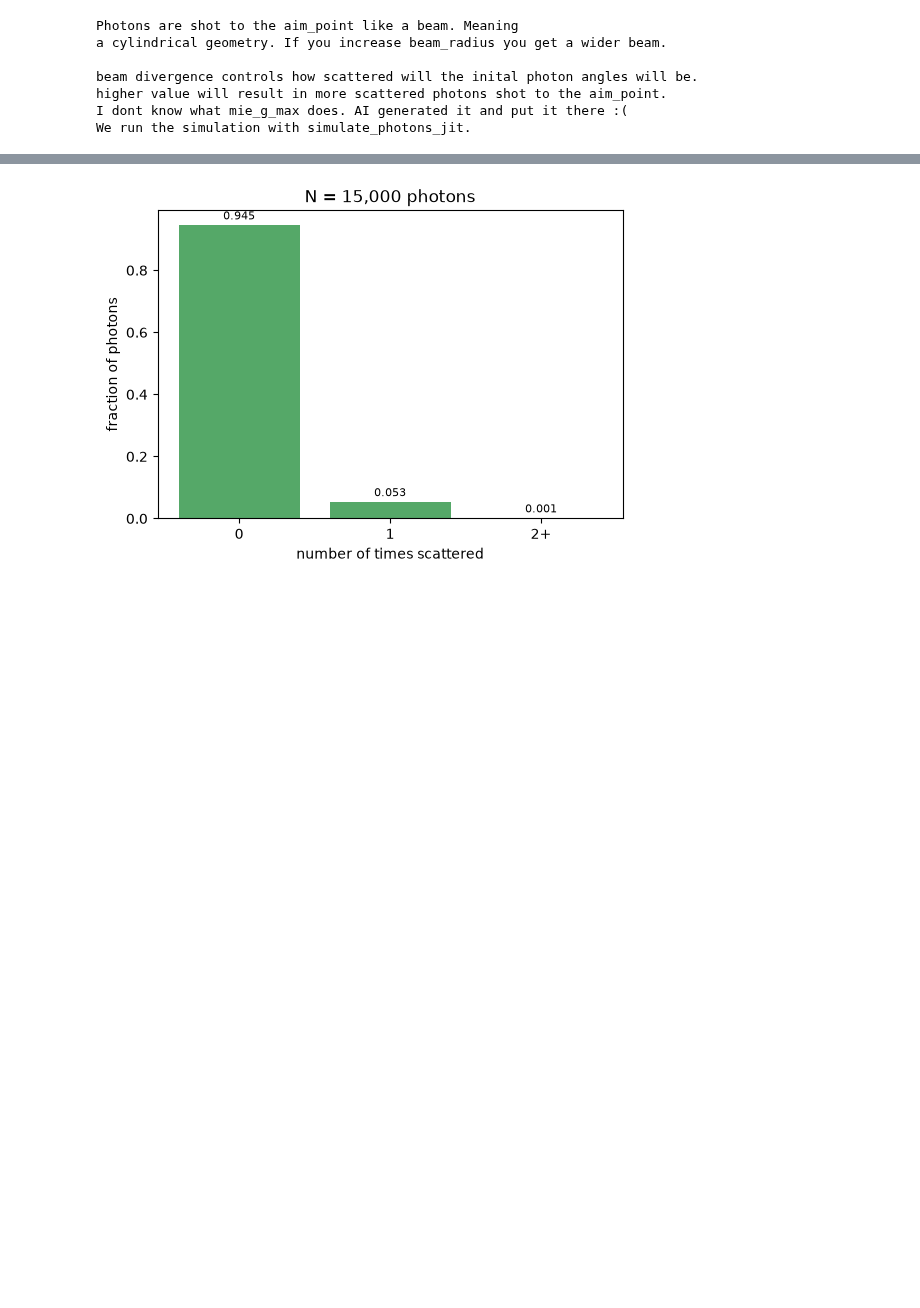
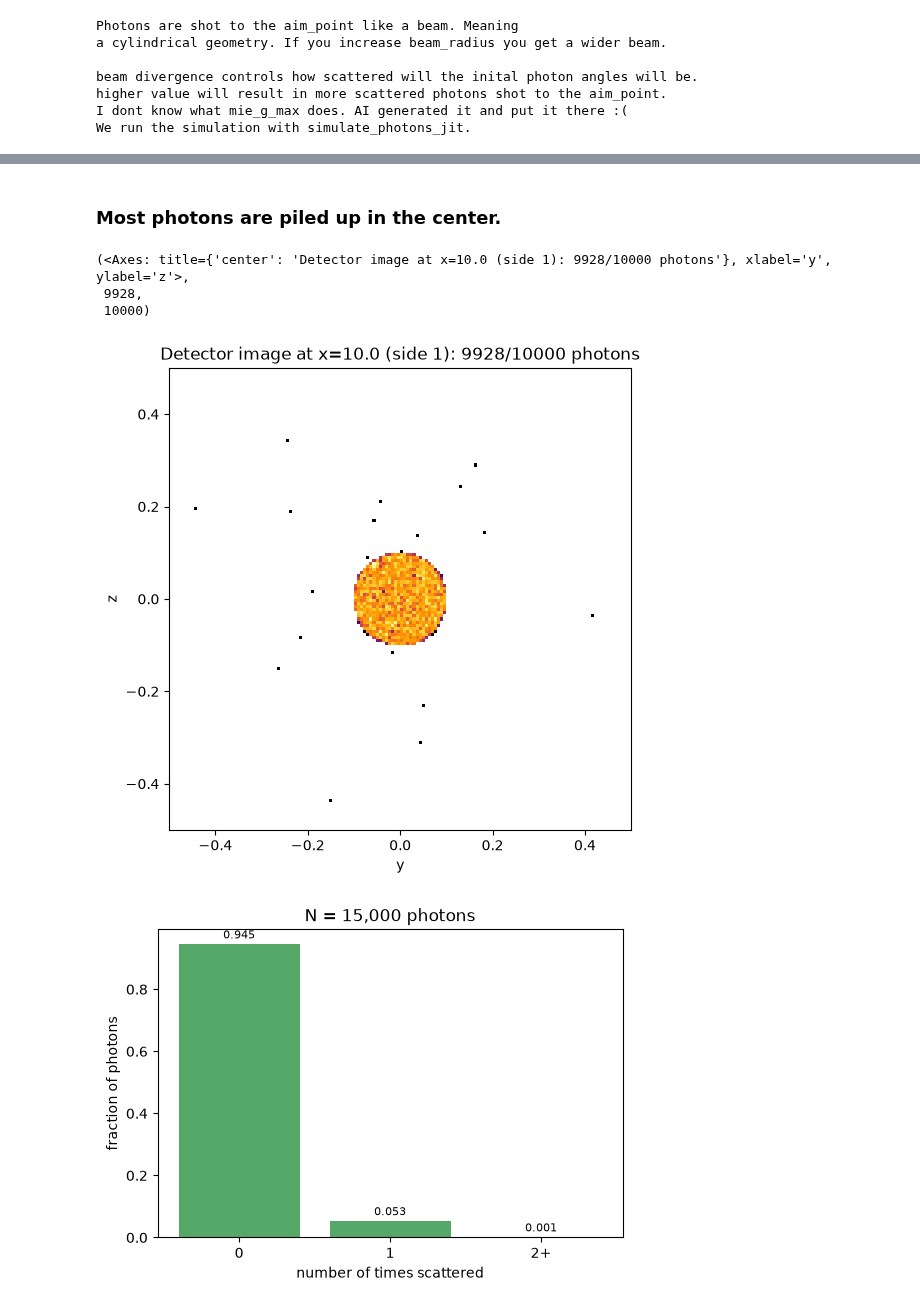
Before and after one commit to AhmedAbdullahAbbasi/dsh-ray-tracing-3, a Jupyter notebook: monte_carlo_rt.ipynb, the cells around one changed output, grey strips where cells are left out. Saved outputs shown, nothing was run; the diff lists cells and outputs as text; code cells hidden in the pictures; blank space fills up the shorter version.

```diff
--- a/monte_carlo_rt.ipynb
+++ b/monte_carlo_rt.ipynb
@@ -175,3 +189,13 @@ what happened.
+# %% [markdown]
+### Most photons are piled up in the center.
+# %%
+fig, ax = plt.subplots(figsize=(6, 6))
+imager.render(path, direction, status, side_width=1, screen_x=10.0, bins=150)
+# %% [output]
+(<Axes: title={'center': 'Detector image at x=10.0 (side 1): 9928/10000 photons'}, xlabel='y', ylabel='z'>,
+ 9928,
+ 10000)
+[figure, added]
 # %%
 # --- 2. how many times each photon scattered (Section 8) ---
 plotting.plot_n_scatter_histogram(n_scatter)
```
Also changed, not shown: parts of 5 cells of this notebook, 1 other file.
